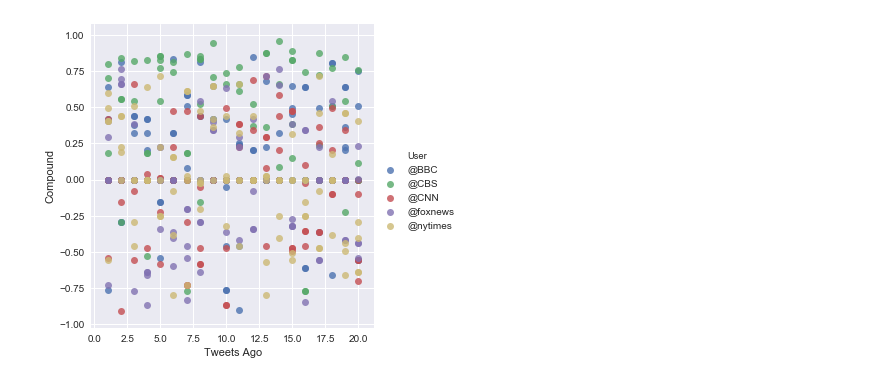
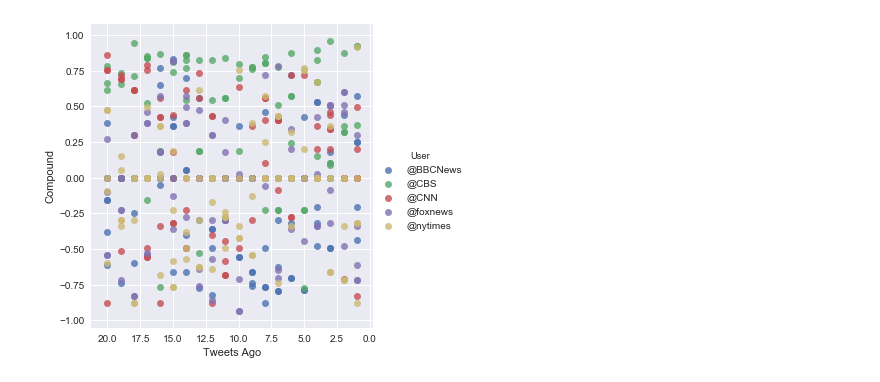
Before and after one commit to timothyyu/twitter-sentiment, a Jupyter notebook: main.ipynb, the cells around one changed output. Saved outputs shown, nothing was run; the diff lists cells and outputs as text; code cells hidden in the pictures.

Commit message:
reversed x axis for sentiment chart visual

```diff
--- a/main.ipynb
+++ b/main.ipynb
@@ -27,7 +27,7 @@ auth = tweepy.OAuthHandler(consumer_key, consumer_secret)
 auth.set_access_token(access_token, access_token_secret)
 api = tweepy.API(auth, parser=tweepy.parsers.JSONParser())
 # %%
-target_user_list = ["@BBC", "@CBS", "@CNN", "@foxnews","@nytimes"]
+target_user_list = ["@BBCNews", "@CBS", "@CNN", "@foxnews","@nytimes"]
 sentiments = []
 
 # Loop through 5 pages of tweets (total 100 tweets)
@@ -89,15 +89,16 @@ sentiments_pd.to_csv("TwitterMoodSentiment.csv")
 # %%
 #sentiments_pd_grouped = sentiments_pd.groupby(['User'])
 #sentiments_pd_grouped.count().head()
 #for user in sentiments_pd_grouped["User"]:
 #plt.scatter(sentiments_pd_grouped["Tweets Ago"],sentiments_pd_grouped["Compound"])
 #plt.title("Sentiment Analysis of Media Tweets (%s)" % (time.strftime("%x")))
 #plt.legend(sentiments_pd["User"])
 #plt.ylabel("Tweet Polarity")
 #plt.xlabel("Tweets Ago")
 #plt.show()
 
 sns.lmplot("Tweets Ago", "Compound", data=sentiments_pd, hue='User', fit_reg=False)
+sns.plt.gca().invert_xaxis()
 sns.plt.show()
 # %% [output]
-[figure, old version]
+[figure, new version]
```
Also changed, not shown: parts of 1 cell of this notebook, 1 other file.
